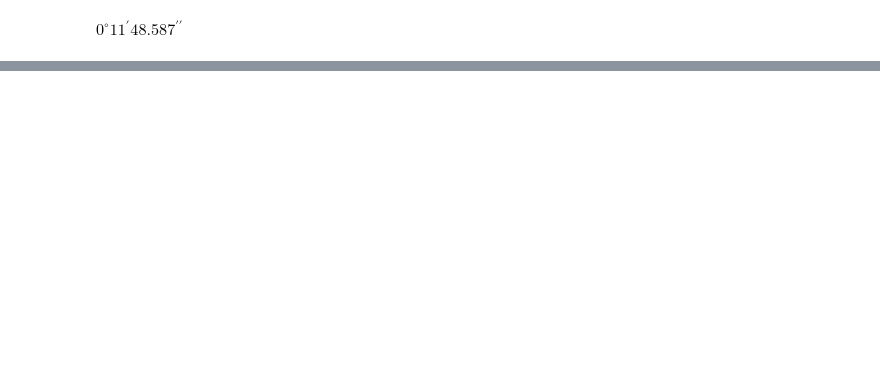
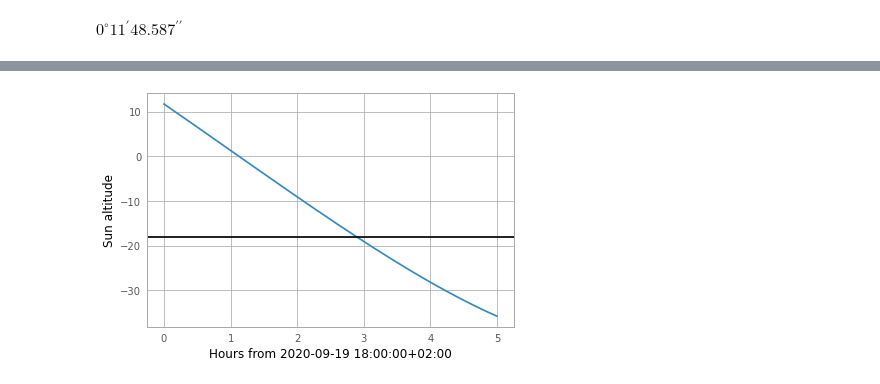
Before and after one commit to jacopok/python-testing, a Jupyter notebook: astronomy/coords.ipynb, the cells around one changed output, grey strips where cells are left out. Cells and saved outputs as stored; diff of their text form; code cells hidden in the pictures; blank space fills up the shorter version.

```diff
--- a/astronomy/coords.ipynb
+++ b/astronomy/coords.ipynb
@@ -20,0 +49,11 @@ $0^\circ11{}^\prime48.587{}^{\prime\prime}$
+# %%
+from astropy.coordinates import get_sun
+
+sun_coords = get_sun(times).transform_to(aa)
+plt.plot(delta_times, sun_coords.alt.deg)
+plt.axhline(-18, color='k')
+plt.xlabel(f'Hours from {t.to_datetime(timezone=utc_plus_two_hours)}')
+plt.ylabel('Sun altitude')
+plt.tight_layout()
+# %% [output]
+[figure, added]
```
Also changed, not shown: parts of 9 cells of this notebook.
